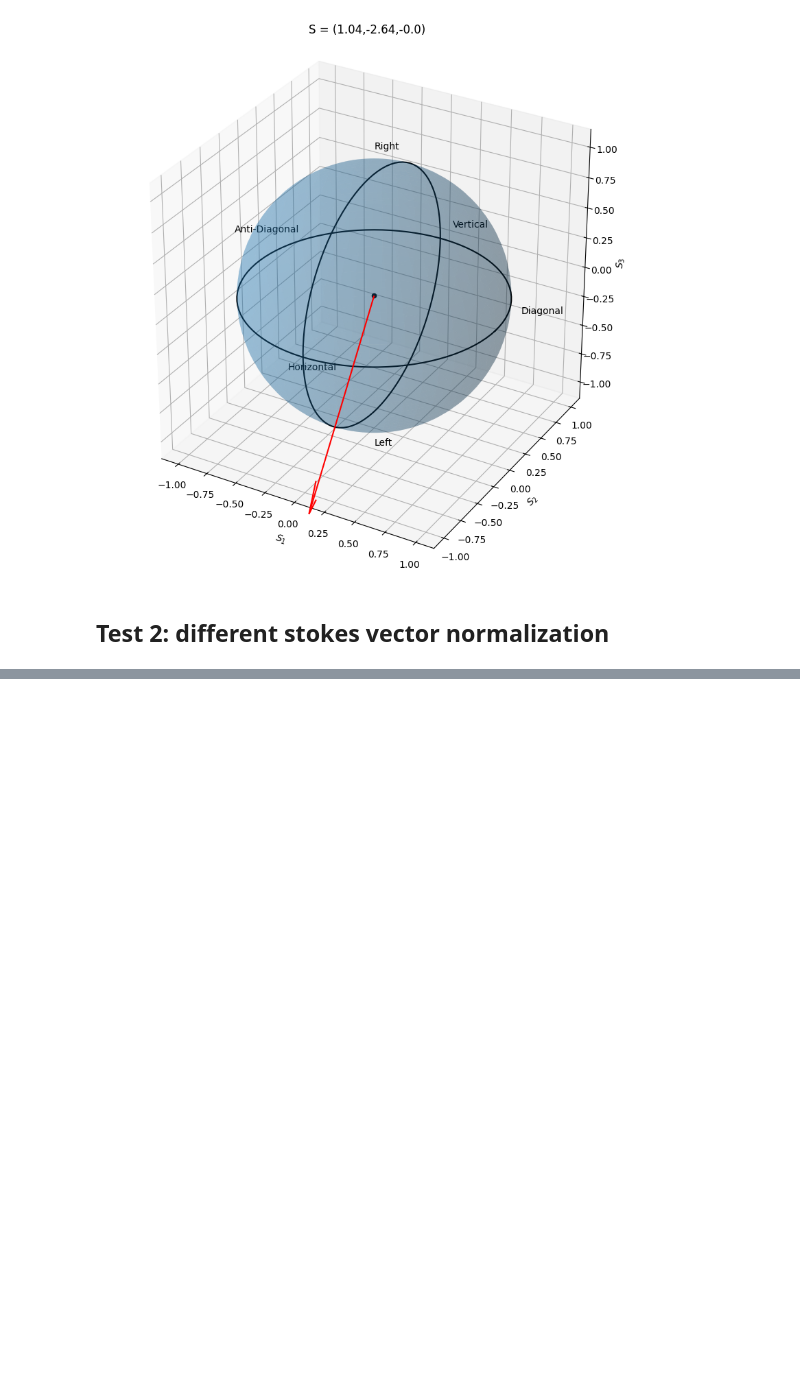
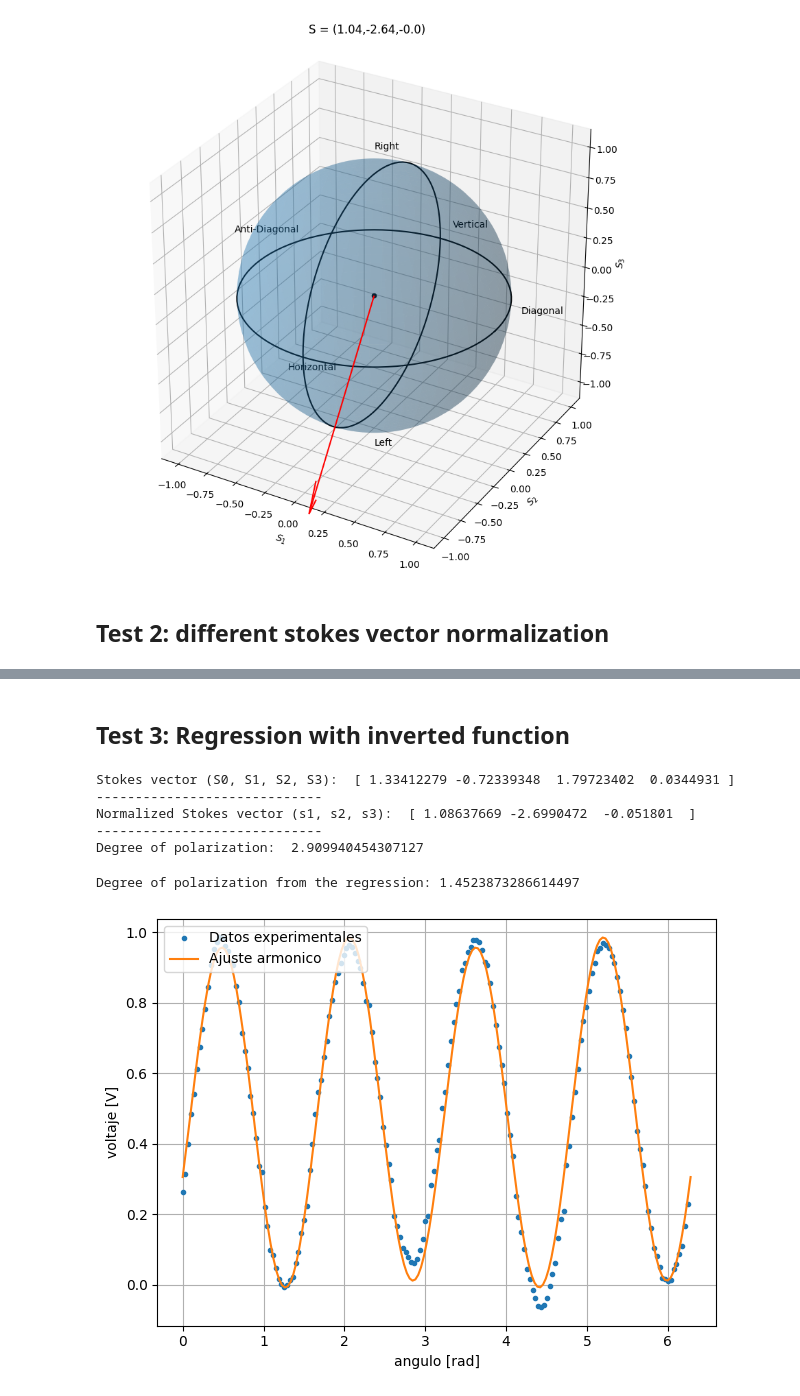
Before and after one commit to BernardoPironio/Polarimetro, a Jupyter notebook: analisis.ipynb, the cells around one changed output, grey strips where cells are left out. Drawn from its saved outputs; the diff is of its cells as text; code cells hidden in the pictures; blank space fills up the shorter version.

Commit message:
Agregi el test 3 que prueba con el voltaje invertido

```diff
--- a/analisis.ipynb
+++ b/analisis.ipynb
@@ -256 +261,38 @@ poincare_sphere_graph(s_test_2)
 [figure]
+# %% [markdown]
+## Test 3: Regression with inverted function
+# %%
+# --- Prepare the data range for fitting the Stokes parameters ---
+range = (medicion['rad'].iloc[0] <= medicion['rad']) & (medicion['rad'] <= medicion['rad'].iloc[-1])
+
+# --- Fit the Stokes parameters from the normalized voltage data ---
+S, coeffs = fit_stokes_from_window(medicion['rad'][range], -medicion['voltaje_norm'][range] + 1)
+
+# --- Normalize the Stokes vector and compute the degree of polarization ---
+s_test_3, dop_test_3 = normalize_stokes(S)
+
+print('Stokes vector (S0, S1, S2, S3): ', S)
+print('-----------------------------')
+print('Normalized Stokes vector (s1, s2, s3): ', s)
+print('-----------------------------')
+print('Degree of polarization: ', dop)
+# %% [output]
+Stokes vector (S0, S1, S2, S3):  [ 1.33412279 -0.72339348  1.79723402  0.0344931 ]
+-----------------------------
+Normalized Stokes vector (s1, s2, s3):  [ 1.08637669 -2.6990472  -0.051801  ]
+-----------------------------
+Degree of polarization:  2.909940454307127
+# %%
+# --- Plot the experimental data and the fitted curve ---
+plt.figure()
+plt.plot(medicion['rad'][range], -medicion['voltaje_norm'][range] + 1,'.',label = 'Datos experimentales')
+plt.plot(theta, I(*coeffs, theta),'-', label = 'Ajuste armonico')
+
+plt.legend(loc = 'upper left')
+plt.xlabel('angulo [rad]')
+plt.ylabel('voltaje [V]')
+plt.grid()
+plt.tight_layout()
+# %% [output]
+Degree of polarization from the regression: 1.4523873286614497
+[figure, added]
```
Also changed, not shown: parts of 2 cells of this notebook.
